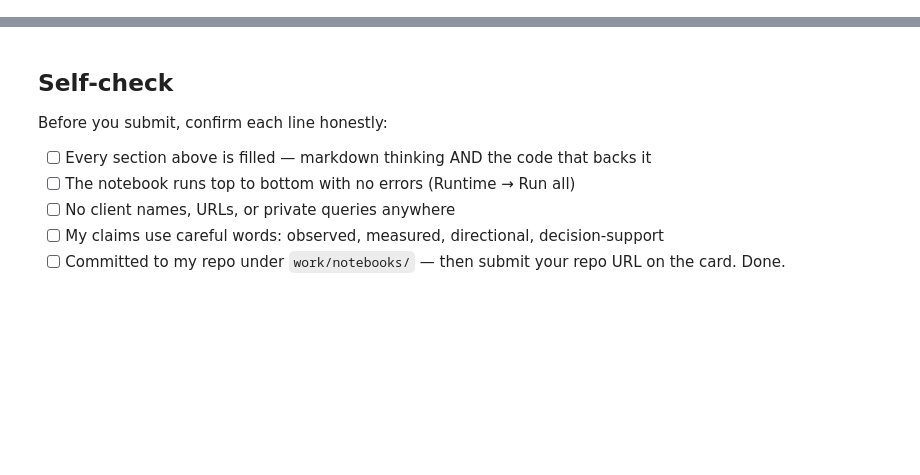
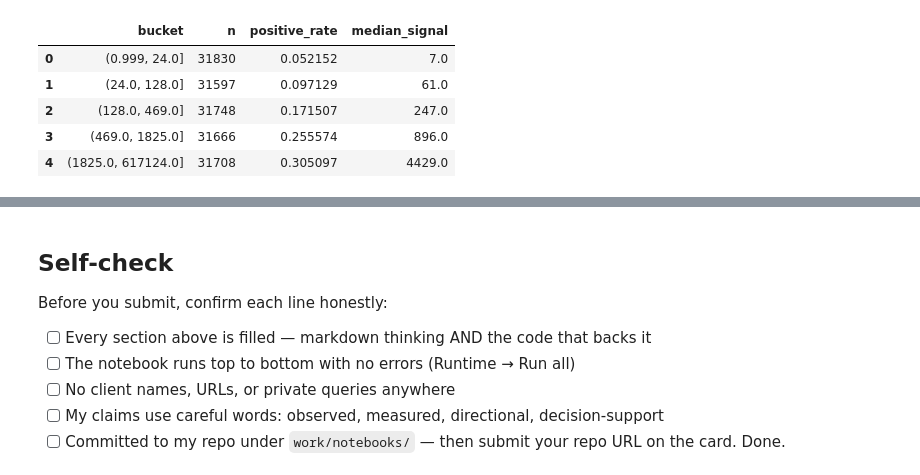
Before and after one commit to mohamedahmed02/Flyrank-internship, a Jupyter notebook: work/notebooks/w04_signal_audit.ipynb, the cells around one changed output, grey strips where cells are left out. Drawn from its saved outputs; the diff is of its cells as text; code cells hidden in the pictures; blank space fills up the shorter version.

```diff
--- a/work/notebooks/w04_signal_audit.ipynb
+++ b/work/notebooks/w04_signal_audit.ipynb
@@ -36,0 +189,85 @@ This skeleton is yours to fill. Work the sections **in order** — each one has
+# %%
+# ============================================================
+# ML-06 — Section 2: Signal tests
+# ============================================================
+
+def signal_test(df, feature, higher_expected=True, q=5):
+    temp = df[[feature, "label"]].dropna().copy()
+
+    temp["bucket"] = pd.qcut(
+        temp[feature],
+        q=q,
+        duplicates="drop"
+    )
+
+    result = (
+        temp.groupby("bucket", observed=True)
+        .agg(
+            n=("label", "size"),
+            positive_rate=("label", "mean"),
+            median_signal=(feature, "median")
+        )
+        .reset_index()
+    )
+
+    rates = result["positive_rate"].values
+
+    diffs = np.diff(rates)
+
+    if higher_expected:
+        if np.all(diffs > 0):
+            verdict = "CONFIRMED"
+        elif np.all(diffs < 0):
+            verdict = "OPPOSITE"
+        elif np.any(diffs > 0) and np.any(diffs < 0):
+            verdict = "MIXED"
+        else:
+            verdict = "FALSE"
+    else:
+        if np.all(diffs < 0):
+            verdict = "CONFIRMED"
+        elif np.all(diffs > 0):
+            verdict = "OPPOSITE"
+        elif np.any(diffs > 0) and np.any(diffs < 0):
+            verdict = "MIXED"
+        else:
+            verdict = "FALSE"
+
+    return result, verdict
+
+
+# Test 1 — GSC clicks
+clicks_result, clicks_verdict = signal_test(
+    dataset,
+    "gsc_clicks",
+    higher_expected=True
+)
+
+print("Signal #1 — GSC clicks")
+print("Verdict:", clicks_verdict)
+display(clicks_result)
+
+
+# Test 2 — GSC impressions
+impressions_result, impressions_verdict = signal_test(
+    dataset,
+    "gsc_impressions",
+    higher_expected=True
+)
+
+print("Signal #2 — GSC impressions")
+print("Verdict:", impressions_verdict)
+display(impressions_result)
+
+
+# Test 3 — Average position
+position_result, position_verdict = signal_test(
+    dataset,
+    "gsc_avg_position",
+    higher_expected=False
+)
+
+print("Signal #3 — GSC average position")
+print("Verdict:", position_verdict)
+display(position_result)
+# %% [output]
@@ -36,0 +282,6 @@ This skeleton is yours to fill. Work the sections **in order** — each one has
+|  | bucket | n | positive_rate | median_signal |
+| 0 | (0.999, 24.0] | 31830 | 0.052152 | 7.0 |
+| 1 | (24.0, 128.0] | 31597 | 0.097129 | 61.0 |
+| 2 | (128.0, 469.0] | 31748 | 0.171507 | 247.0 |
+| 3 | (469.0, 1825.0] | 31666 | 0.255574 | 896.0 |
+| 4 | (1825.0, 617124.0] | 31708 | 0.305097 | 4429.0 |
```
Also changed, not shown: parts of 20 cells of this notebook.
